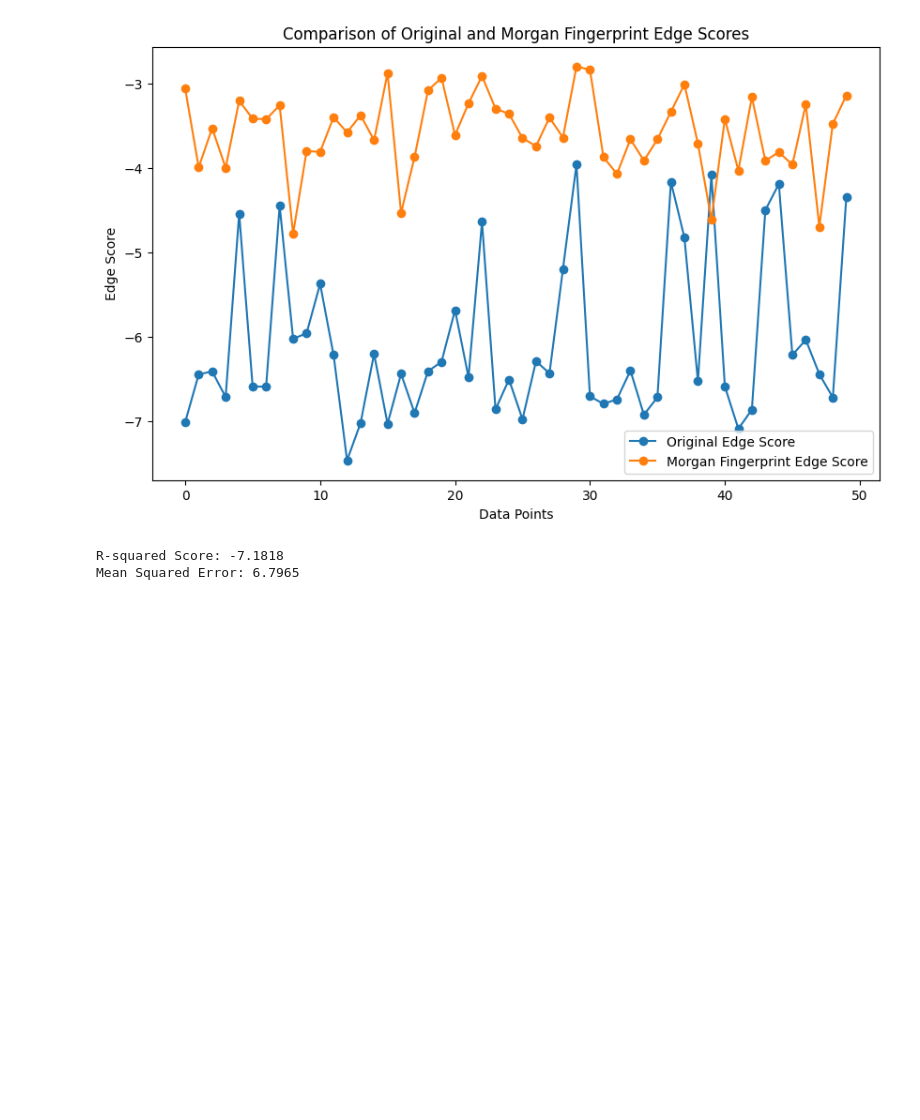
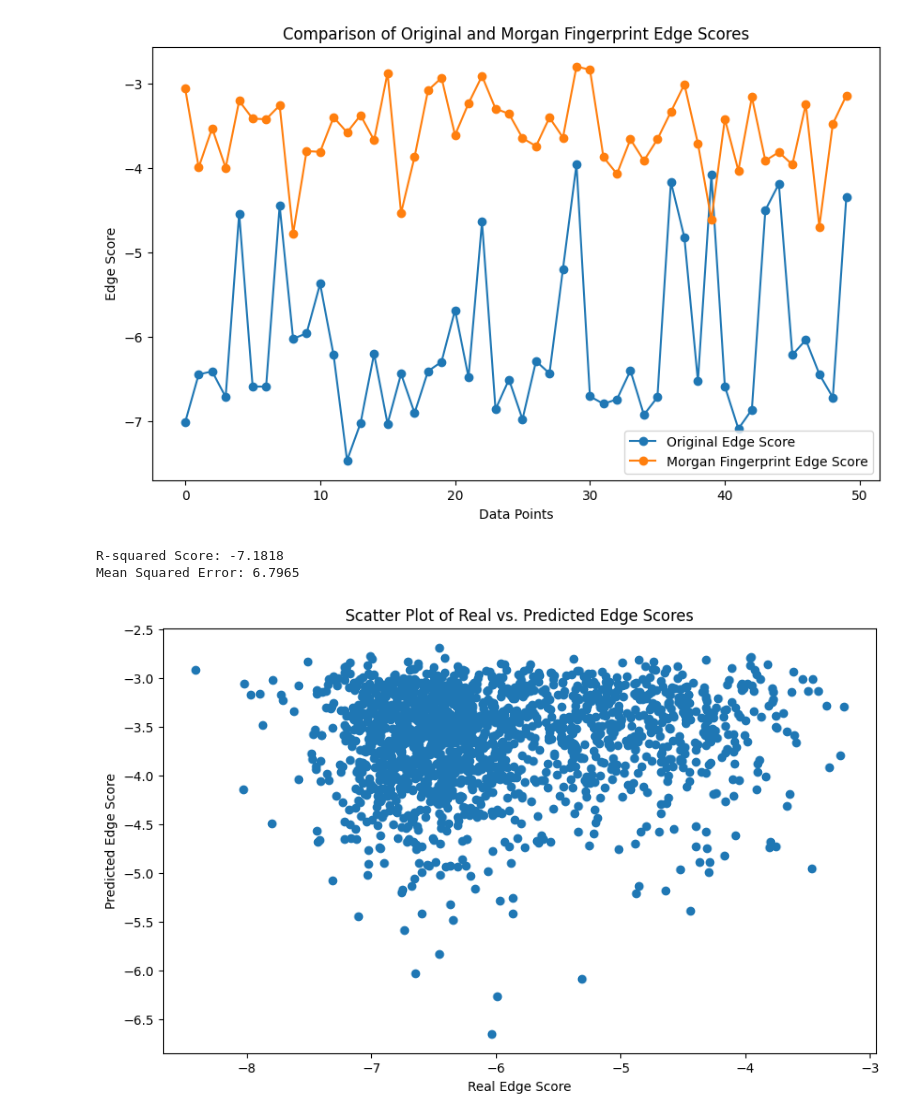
Before and after one commit to ersilia-os/eos3nl8, a Jupyter notebook: model/framework/code/mf_final_eval.ipynb, the cells around one changed output. Saved outputs shown, nothing was run; the diff lists cells and outputs as text; code cells hidden in the pictures; blank space fills up the shorter version.

Commit message:
update plot

```diff
--- a/model/framework/code/mf_final_eval.ipynb
+++ b/model/framework/code/mf_final_eval.ipynb
@@ -433,3 +423,13 @@ print(f'Mean Squared Error: {mse:.4f}')
 [figure]
 R-squared Score: -7.1818
 Mean Squared Error: 6.7965
+# %%
+# Plot the scatter plot using Matplotlib
+plt.figure(figsize=(10, 6))
+plt.scatter(x=original_edge_score, y=mf_edge_score)
+plt.title('Scatter Plot of Real vs. Predicted Edge Scores')
+plt.xlabel('Real Edge Score')
+plt.ylabel('Predicted Edge Score')
+plt.show()
+# %% [output]
+[figure, added]
```
Also changed, not shown: parts of 4 cells of this notebook.
